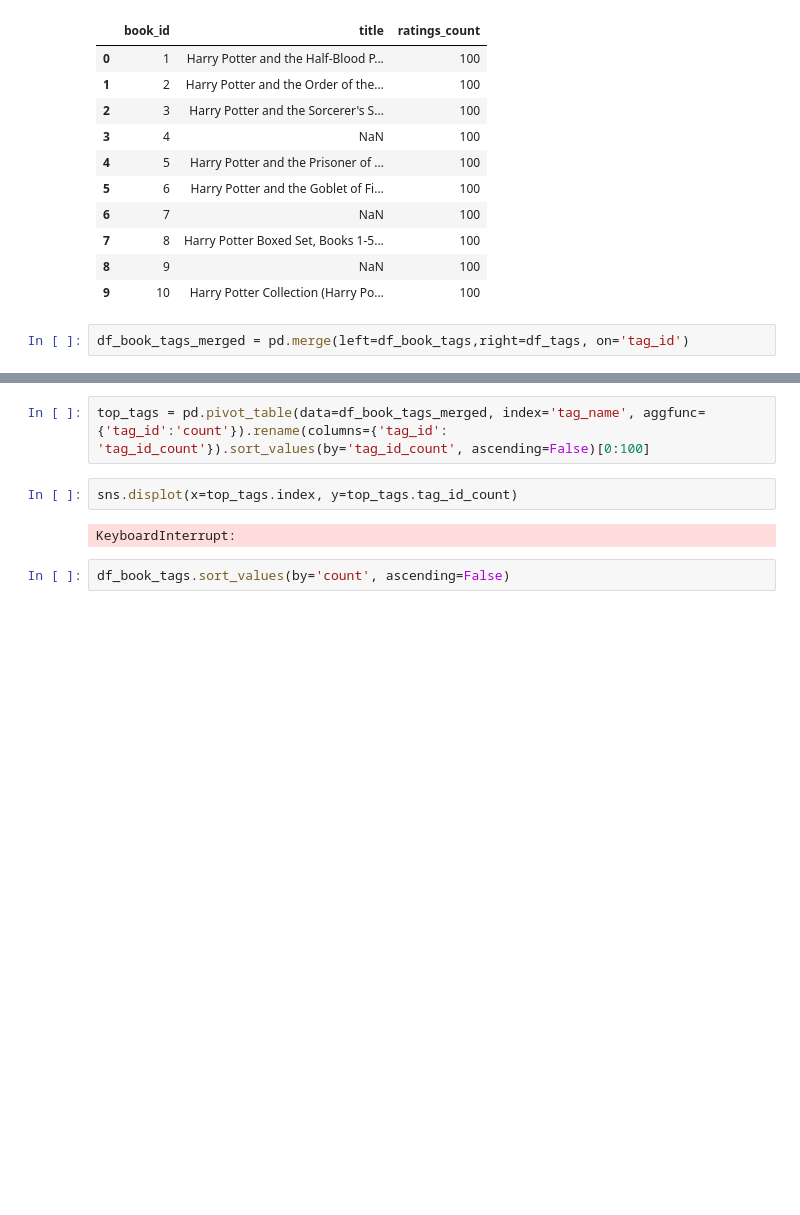
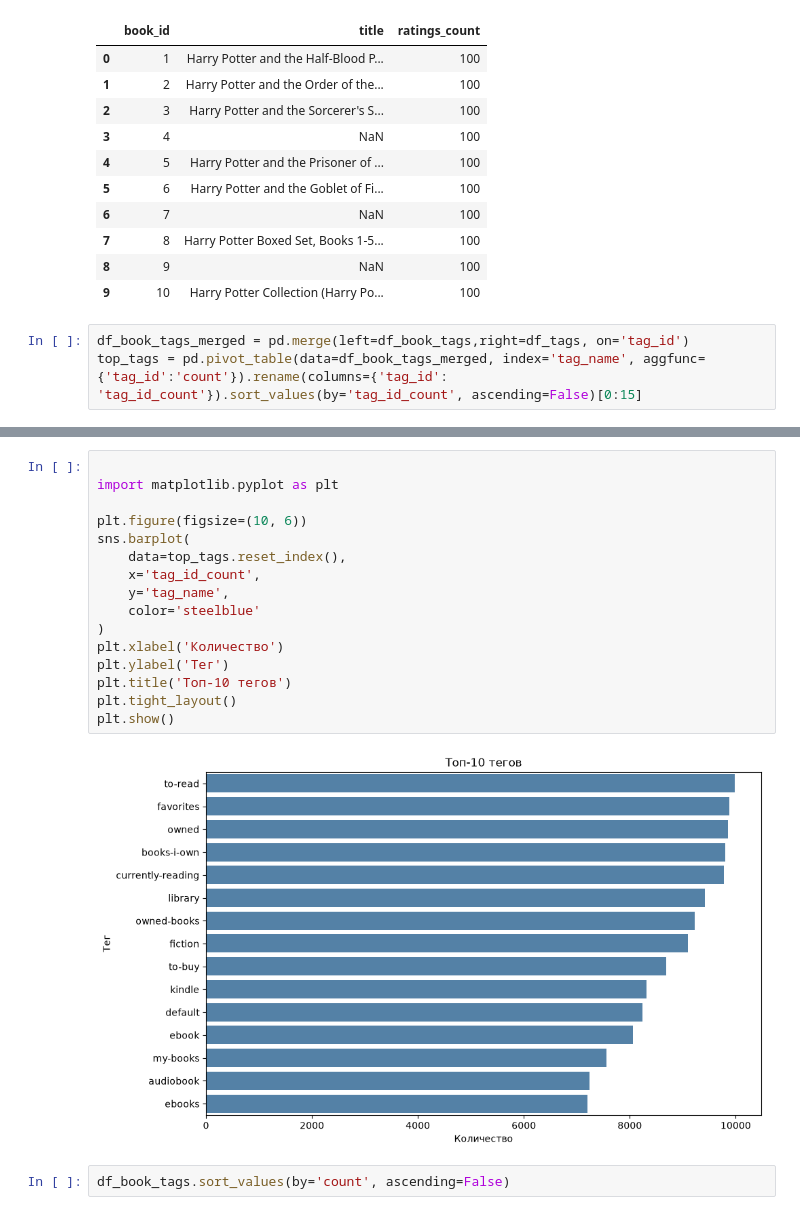
Before and after one commit to Bersserker/building-a-prototype-of-a-book-recommendation, a Jupyter notebook: home_1.ipynb, the cells around one changed output, grey strips where cells are left out. Saved outputs shown, nothing was run; the diff lists cells and outputs as text; blank space fills up the shorter version.

```diff
--- a/home_1.ipynb
+++ b/home_1.ipynb
@@ -253,3 +276,4 @@ display(
 | 9 | 10 | Harry Potter Collection (Harry Po... | 100 |
 # %%
 df_book_tags_merged = pd.merge(left=df_book_tags,right=df_tags, on='tag_id')
+top_tags = pd.pivot_table(data=df_book_tags_merged, index='tag_name', aggfunc={'tag_id':'count'}).rename(columns={'tag_id': 'tag_id_count'}).sort_values(by='tag_id_count', ascending=False)[0:15]
@@ -256,9 +316,21 @@ df_book_tags_merged = pd.merge(left=df_book_tags,right=df_tags, on='tag_id')
 # %%
-top_tags = pd.pivot_table(data=df_book_tags_merged, index='tag_name', aggfunc={'tag_id':'count'}).rename(columns={'tag_id': 'tag_id_count'}).sort_values(by='tag_id_count', ascending=False)[0:100]
+
+import matplotlib.pyplot as plt
+
+plt.figure(figsize=(10, 6))
+sns.barplot(
+    data=top_tags.reset_index(),
+    x='tag_id_count',
+    y='tag_name',
+    color='steelblue'
+)
+plt.xlabel('Количество')
+plt.ylabel('Тег')
+plt.title('Топ-10 тегов')
+plt.tight_layout()
+plt.show()
+# %% [output]
+[figure, added]
-# %%
-sns.displot(x=top_tags.index, y=top_tags.tag_id_count)
-# %% [output]
-KeyboardInterrupt:
 # %%
 df_book_tags.sort_values(by='count', ascending=False)
 # %% [output]
```
Also changed, not shown: parts of 23 cells of this notebook.
